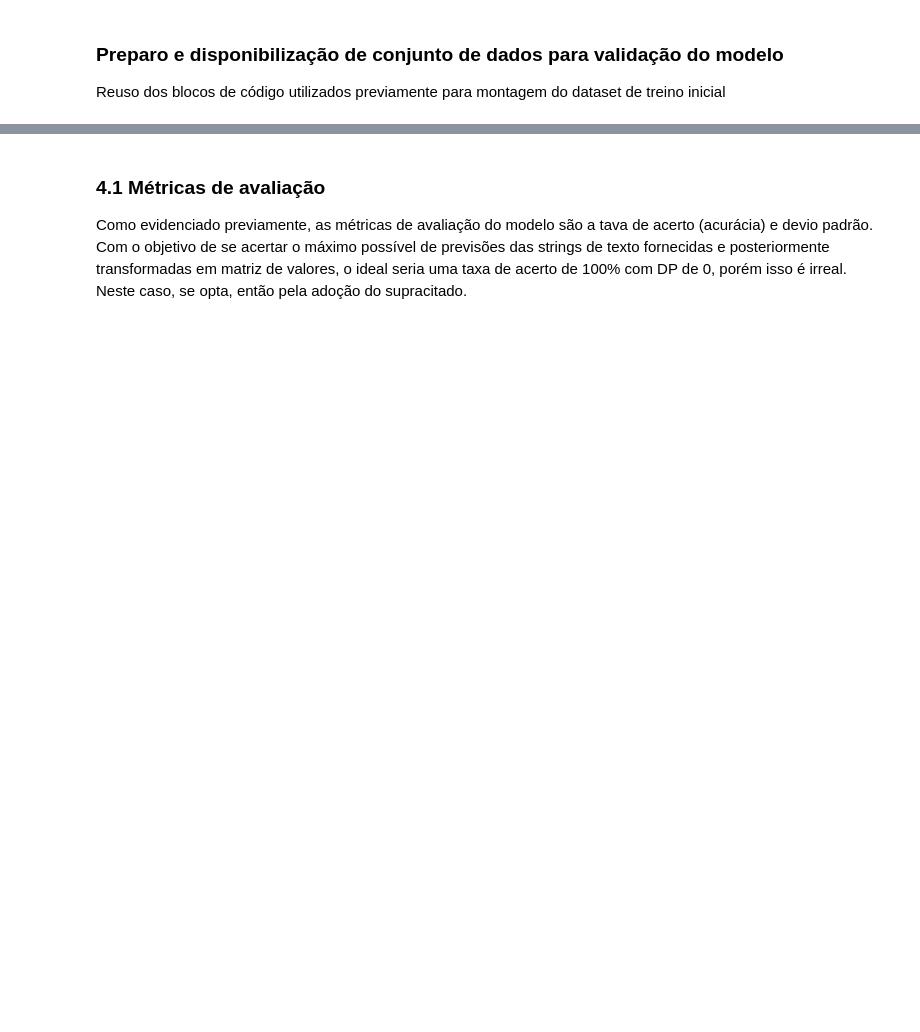
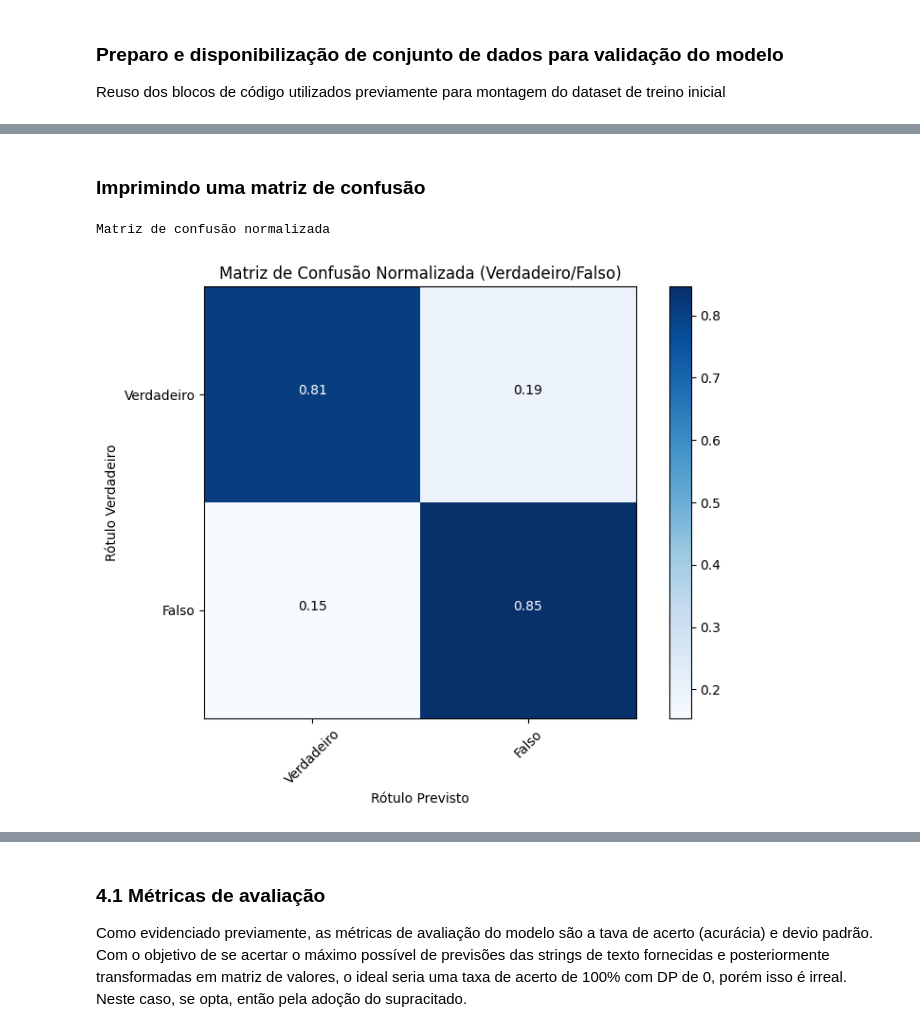
Before and after one commit to Guest1537/AD-BP_mvp, a Jupyter notebook: MVP_ML&A_Pedro_Caleffi.ipynb, the cells around one changed output, grey strips where cells are left out. Drawn from its saved outputs; the diff is of its cells as text; code cells hidden in the pictures; blank space fills up the shorter version.

```diff
--- a/MVP_ML&A_Pedro_Caleffi.ipynb
+++ b/MVP_ML&A_Pedro_Caleffi.ipynb
@@ -1004,6 +1025,3 @@ KeyboardInterrupt:
 3.2 Não há ajuste inicial dos hiperparâmetros pois, tendo em vista como se trata de um dataset formado a partir de strings de texto transformadas em matriz de valores, é feita análise exploratória para ajuste posterior.
 # %% [markdown]
 ### 3.3 Avaliação de over/underfitting e treinamento do modelo
-# %%
-# 4.2 Treinar o modelo
-model.fit(X_train_matriz, Y_train)
@@ -1074,9 +1144,8 @@ TALVEZ EXCLUIR 2 BLOCOS DE CÓDIGO ABAIXO
 # %% [markdown]
 ### Treinando o modelo com os melhore parâmetros
 # %%
-
 # Treinando o modelo com os melhores parâmetros
-logistic_model.fit(X_train_normalized, Y_train)
+logistic_model.fit(X_train_matriz, Y_train)
 
 # Fazendo previsões nos dados de teste
-predictions = logistic_model.predict(X_test_normalized)
+predictions = logistic_model.predict(X_test_matriz)
@@ -1382,0 +1444,56 @@ for arquivo in os.listdir(pasta_origem):
+# %% [markdown]
+### Imprimindo uma matriz de confusão
+# %%
+def plot_confusion_matrix(cm, classes,
+                          normalize=False,
+                          title='Matriz de Confusão',
+                          cmap=plt.cm.Blues):
+    """
+    Esta função plota uma matriz de confusão.
+
+    cm: matriz de confusão
+    classes: lista de classes
+    normalize: normalizar os valores na matriz
+    title: título do gráfico
+    cmap: mapa de cores
+    """
+    if normalize:
+        cm = cm.astype('float') / cm.sum(axis=1)[:, np.newaxis]
+        print("Matriz de confusão normalizada")
+    else:
+        print('Matriz de confusão sem normalização')
+
+    plt.imshow(cm, interpolation='nearest', cmap=cmap)
+    plt.title(title)
+    plt.colorbar()
+    tick_marks = np.arange(len(classes))
+    plt.xticks(tick_marks, classes, rotation=45)
+    plt.yticks(tick_marks, classes)
+
+    fmt = '.2f' if normalize else 'd'
+    thresh = cm.max() / 2.
+    for i in range(cm.shape[0]):
+        for j in range(cm.shape[1]):
+            plt.text(j, i, format(cm[i, j], fmt),
+                     horizontalalignment="center",
+                     color="white" if cm[i, j] > thresh else "black")
+
+    plt.ylabel('Rótulo Verdadeiro')
+    plt.xlabel('Rótulo Previsto')
+    plt.tight_layout()
+
+# Calcular a matriz de confusão
+conf_matrix = confusion_matrix(Y_test, predictions)
+
+# Dividir a matriz em duas partes
+conf_matrix_true_false = np.vstack((conf_matrix[0], conf_matrix[1:].sum(axis=0)))
+conf_matrix_true_false = np.hstack((conf_matrix_true_false[:, 0].reshape(-1, 1), conf_matrix_true_false[:, 1:].sum(axis=1).reshape(-1, 1)))
+
+# Plotar a matriz de confusão
+plt.figure(figsize=(8, 6))
+plot_confusion_matrix(conf_matrix_true_false, classes=['Verdadeiro', 'Falso'], normalize=True,
+                      title='Matriz de Confusão Normalizada (Verdadeiro/Falso)')
+plt.show()
+# %% [output]
+Matriz de confusão normalizada
+[figure, added]
```
Also changed, not shown: parts of 77 cells of this notebook.
